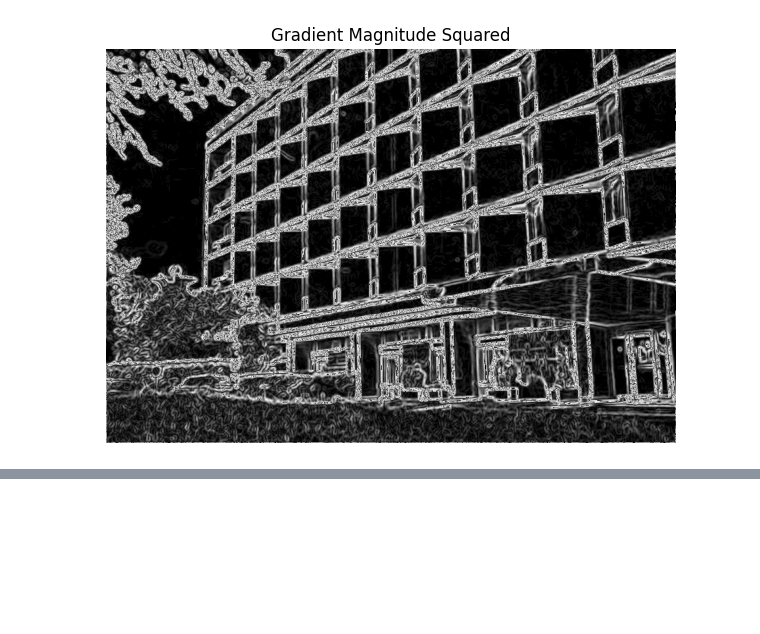
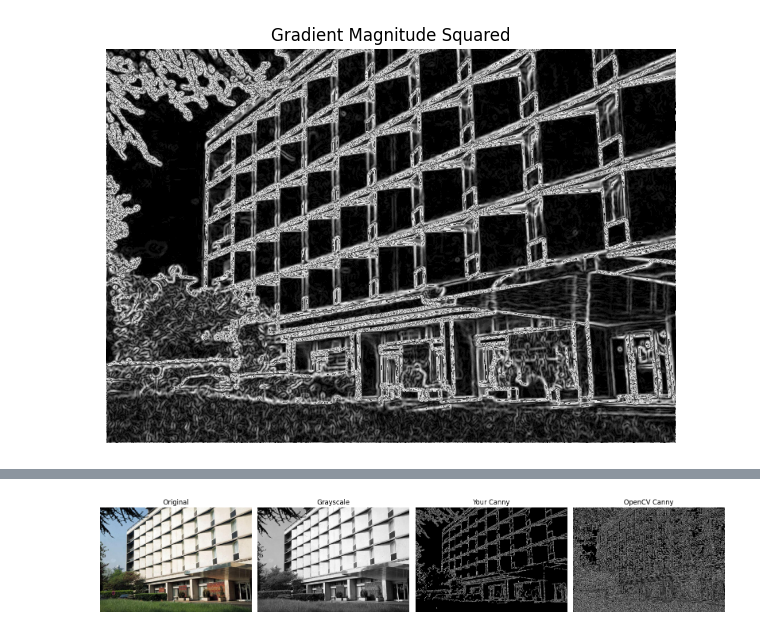
Before and after one commit to aryanj112/computer-vision, a Jupyter notebook: notebooks/canny-edge-detection.ipynb, the cells around one changed output, grey strips where cells are left out. Cells and saved outputs as stored; diff of their text form; code cells hidden in the pictures; blank space fills up the shorter version.

```diff
--- a/notebooks/canny-edge-detection.ipynb
+++ b/notebooks/canny-edge-detection.ipynb
@@ -279,0 +398,42 @@ plt.show()
+# %%
+# original color
+img_color = cv2.imread("../data/canny-edge-detector/building.jpg")
+img_color = cv2.cvtColor(img_color, cv2.COLOR_BGR2RGB)
+
+# grayscale (you already have this, but keeping consistent)
+img_gray = cv2.cvtColor(img_color, cv2.COLOR_RGB2GRAY)
+
+# OpenCV Canny (use same thresholds for fairness)
+canny_cv = cv2.Canny(img_gray, int(low_thresh), int(high_thresh))
+
+plt.figure(figsize=(16, 4))
+
+# original
+plt.subplot(1, 4, 1)
+plt.imshow(img_color)
+plt.title("Original")
+plt.axis("off")
+
+# grayscale
+plt.subplot(1, 4, 2)
+plt.imshow(img_gray, cmap="gray")
+plt.title("Grayscale")
+plt.axis("off")
+
+# your implementation
+plt.subplot(1, 4, 3)
+plt.imshow(res, cmap="gray")
+plt.title("Your Canny")
+plt.axis("off")
+
+# OpenCV Canny
+plt.subplot(1, 4, 4)
+plt.imshow(canny_cv, cmap="gray")
+plt.title("OpenCV Canny")
+plt.axis("off")
+
+plt.tight_layout()
+plt.savefig("../outputs/canny-edge-detection/final.png", bbox_inches="tight")
+plt.show()
+# %% [output]
+[figure, added]
```
Also changed, not shown: parts of 8 cells of this notebook, 6 other files.
